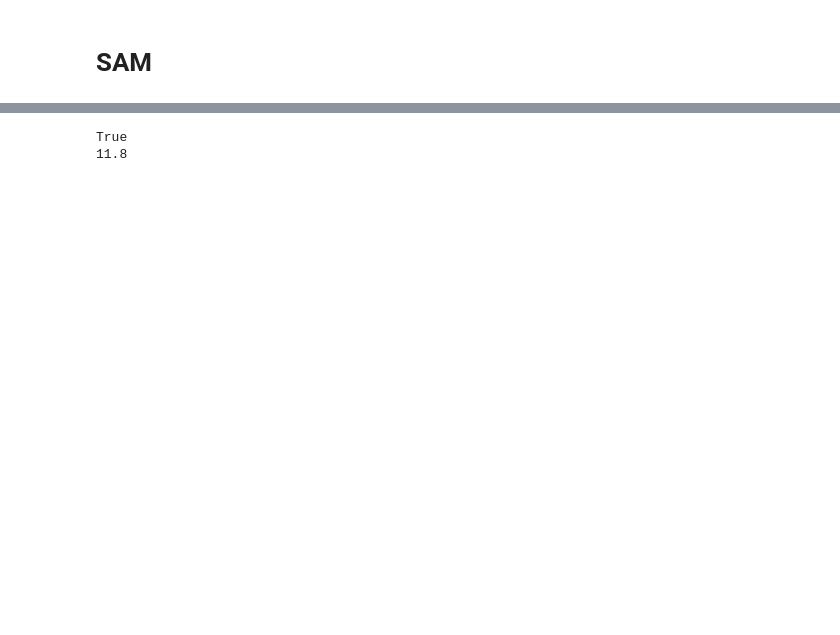
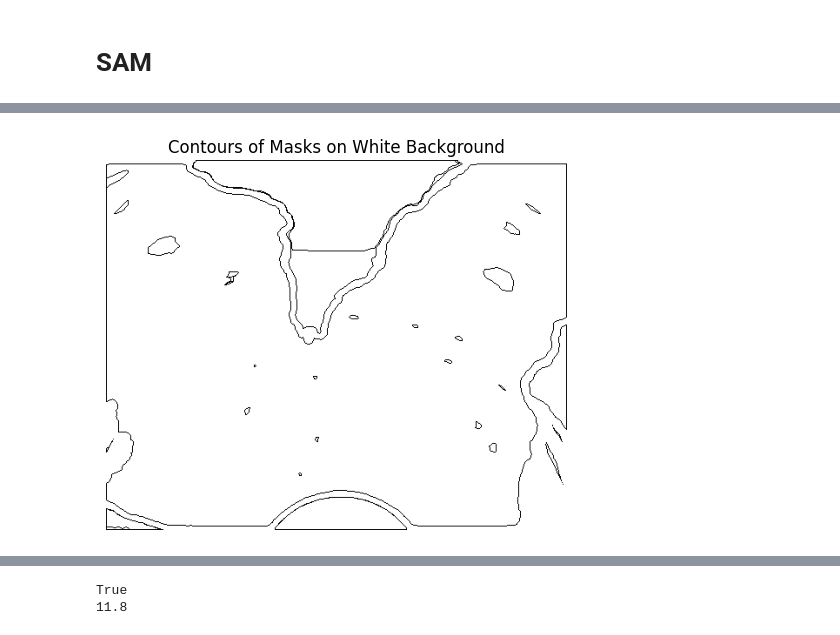
Before and after one commit to LeoPodgr/TRUZI_scan, a Jupyter notebook: data_proccessing/sam_preproccess.ipynb, the cells around one changed output, grey strips where cells are left out. Cells and saved outputs as stored; diff of their text form; code cells hidden in the pictures; blank space fills up the shorter version.

```diff
--- a/data_proccessing/sam_preproccess.ipynb
+++ b/data_proccessing/sam_preproccess.ipynb
@@ -65,0 +463,40 @@ OutOfMemoryError: CUDA out of memory. Tried to allocate 768.00 MiB. GPU 0 has a
+# %%
+import numpy as np
+import cv2
+import matplotlib.pyplot as plt
+
+def draw_mask_contours(masks, erosion_kernel_size=5):
+    if not masks:
+        return np.ones((0, 0), dtype=np.uint8) * 255  # белый фон
+
+    height, width = masks[0]['segmentation'].shape
+    canvas = np.ones((height, width), dtype=np.uint8) * 255  # белый фон
+    kernel = cv2.getStructuringElement(cv2.MORPH_ELLIPSE, (erosion_kernel_size, erosion_kernel_size))
+
+    for mask in masks:
+        binary_mask = np.zeros_like(mask['segmentation'], dtype=np.uint8)
+        binary_mask[mask['segmentation']] = 255
+
+        # Эрозия для создания зазора
+        eroded_mask = cv2.erode(binary_mask, kernel, iterations=1)
+
+        # Поиск контуров
+        contours, _ = cv2.findContours(eroded_mask, cv2.RETR_EXTERNAL, cv2.CHAIN_APPROX_SIMPLE)
+
+        # Рисуем контуры чёрным цветом
+        cv2.drawContours(canvas, contours, -1, color=0, thickness=1)
+
+    return canvas
+
+def show_contour_mask(mask_with_contours):
+    plt.figure()
+    plt.title("Contours of Masks on White Background")
+    plt.imshow(mask_with_contours, cmap='gray')
+    plt.axis('off')
+    plt.show()
+
+# Пример вызова:
+contour_mask = draw_mask_contours(masks, erosion_kernel_size=5)
+show_contour_mask(contour_mask)
+# %% [output]
+[figure, added]
```
Also changed, not shown: parts of 14 cells of this notebook.
